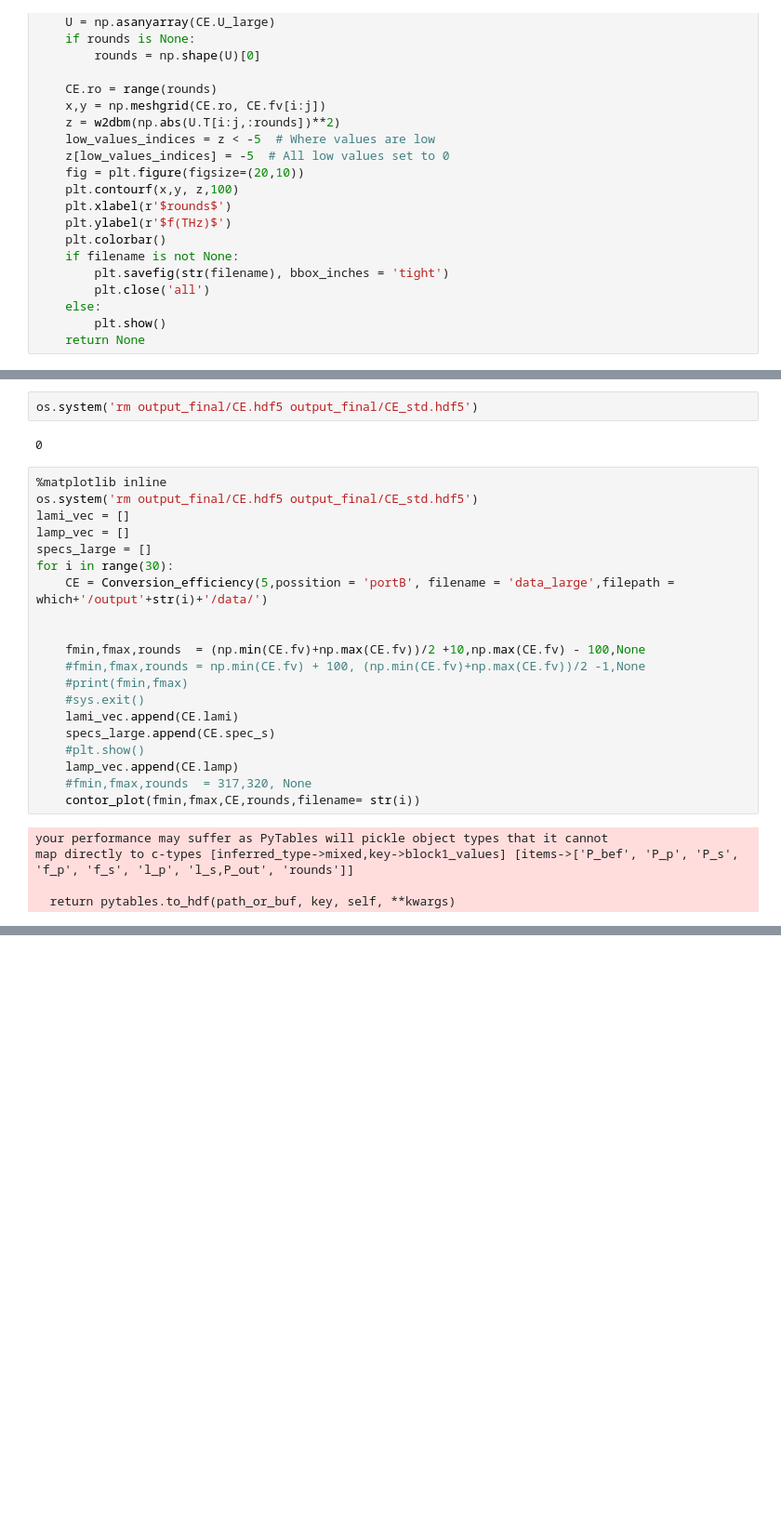
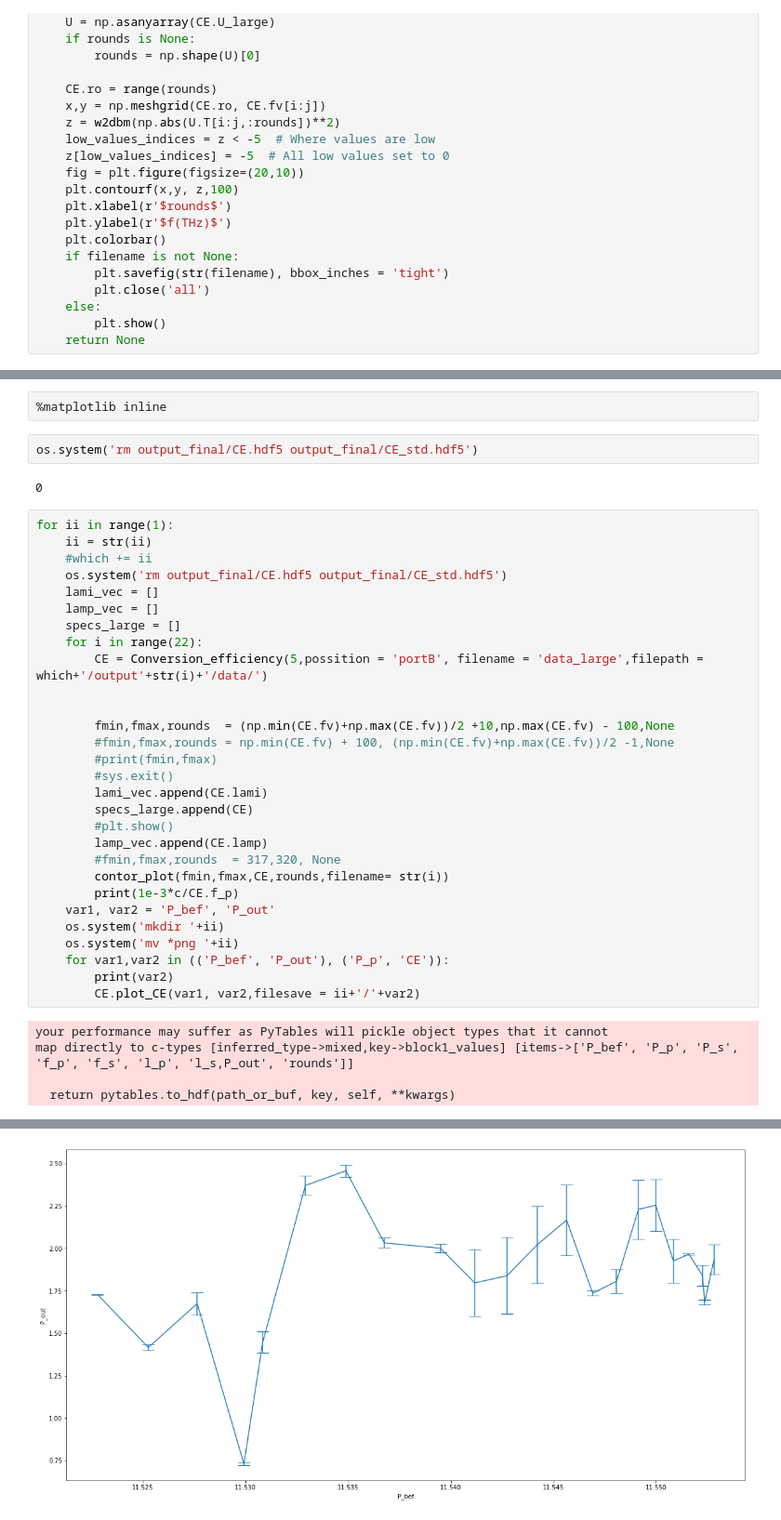
Before and after one commit to ibegleris/w-fopo, a Jupyter notebook: Conversion_efficiency_post_proc.ipynb, the cells around one changed output, grey strips where cells are left out. Shown at 93% size. Saved outputs shown, nothing was run; the diff lists cells and outputs as text; blank space fills up the shorter version.

```diff
--- a/Conversion_efficiency_post_proc.ipynb
+++ b/Conversion_efficiency_post_proc.ipynb
@@ -231,27 +231,38 @@ which = 'output_dump_pump_powers/large'
+# %%
+%matplotlib inline
 # %%
 os.system('rm output_final/CE.hdf5 output_final/CE_std.hdf5')
 # %% [output]
 0
 # %%
-%matplotlib inline
-os.system('rm output_final/CE.hdf5 output_final/CE_std.hdf5')
-lami_vec = []
-lamp_vec = []
-specs_large = []
-for i in range(30):
-    CE = Conversion_efficiency(5,possition = 'portB', filename = 'data_large',filepath = which+'/output'+str(i)+'/data/')
+for ii in range(1):
+    ii = str(ii)
+    #which += ii
+    os.system('rm output_final/CE.hdf5 output_final/CE_std.hdf5')
+    lami_vec = []
+    lamp_vec = []
+    specs_large = []
+    for i in range(22):
+        CE = Conversion_efficiency(5,possition = 'portB', filename = 'data_large',filepath = which+'/output'+str(i)+'/data/')
 
 
-    fmin,fmax,rounds  = (np.min(CE.fv)+np.max(CE.fv))/2 +10,np.max(CE.fv) - 100,None
-    #fmin,fmax,rounds = np.min(CE.fv) + 100, (np.min(CE.fv)+np.max(CE.fv))/2 -1,None
-    #print(fmin,fmax)
-    #sys.exit()
-    lami_vec.append(CE.lami)
-    specs_large.append(CE.spec_s)
-    #plt.show()
-    lamp_vec.append(CE.lamp)
-    #fmin,fmax,rounds  = 317,320, None
-    contor_plot(fmin,fmax,CE,rounds,filename= str(i))
+        fmin,fmax,rounds  = (np.min(CE.fv)+np.max(CE.fv))/2 +10,np.max(CE.fv) - 100,None
+        #fmin,fmax,rounds = np.min(CE.fv) + 100, (np.min(CE.fv)+np.max(CE.fv))/2 -1,None
+        #print(fmin,fmax)
+        #sys.exit()
+        lami_vec.append(CE.lami)
+        specs_large.append(CE)
+        #plt.show()
+        lamp_vec.append(CE.lamp)
+        #fmin,fmax,rounds  = 317,320, None
+        contor_plot(fmin,fmax,CE,rounds,filename= str(i))
+        print(1e-3*c/CE.f_p)
+    var1, var2 = 'P_bef', 'P_out'
+    os.system('mkdir '+ii)
+    os.system('mv *png '+ii)
+    for var1,var2 in (('P_bef', 'P_out'), ('P_p', 'CE')):
+        print(var2)
+        CE.plot_CE(var1, var2,filesave = ii+'/'+var2)
 # %% [output]
 your performance may suffer as PyTables will pickle object types that it cannot
 map directly to c-types [inferred_type->mixed,key->block1_values] [items->['P_bef', 'P_p', 'P_s', 'f_p', 'f_s', 'l_p', 'l_s,P_out', 'rounds']]
@@ -259,0 +288 @@ map directly to c-types [inferred_type->mixed,key->block1_values] [items->['P_be
+[figure, added]
```
Also changed, not shown: parts of 7 cells of this notebook, 19 other files.
